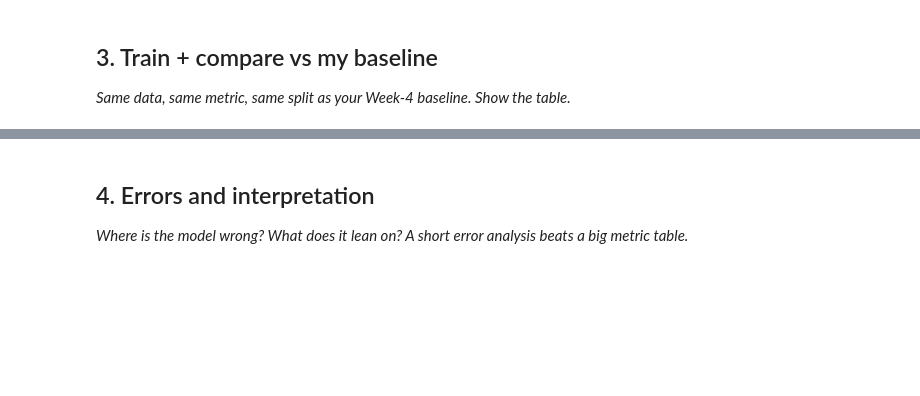
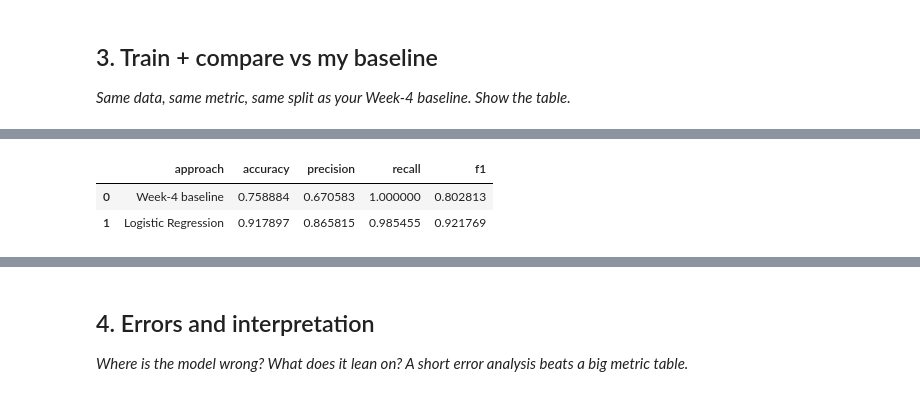
Before and after one commit to martindiarua/ML_01, a Jupyter notebook: work/notebooks/w05_model.ipynb, the cells around one changed output, grey strips where cells are left out. Drawn from its saved outputs; the diff is of its cells as text; code cells hidden in the pictures; blank space fills up the shorter version.

```diff
--- a/work/notebooks/w05_model.ipynb
+++ b/work/notebooks/w05_model.ipynb
@@ -29,0 +223,97 @@ This skeleton is yours to fill. Work the sections **in order** — each one has
+# %%
+# Logistic Regression pipeline
+logistic_model = Pipeline(
+    steps=[
+        ("imputer", SimpleImputer(strategy="median")),
+        ("scaler", StandardScaler()),
+        (
+            "model",
+            LogisticRegression(
+                max_iter=1000,
+                random_state=42
+            )
+        )
+    ]
+)
+
+# Train only on the training set
+logistic_model.fit(X_train, y_train)
+
+# Predict the held-out test set
+y_pred_model = logistic_model.predict(X_test)
+
+# -----------------------------
+# Week-4 baseline on same test rows
+# -----------------------------
+
+baseline_test = df.iloc[test_idx][
+    [
+        "ctr",
+        "days_since_last_update",
+        "search_volume"
+    ]
+].copy()
+
+baseline_test["ctr"] = baseline_test["ctr"].fillna(0)
+baseline_test["search_volume"] = baseline_test["search_volume"].fillna(0)
+
+baseline_test["score"] = 0
+
+baseline_test.loc[
+    baseline_test["ctr"] <= 0.07,
+    "score"
+] += 2
+
+baseline_test.loc[
+    baseline_test["days_since_last_update"] > 90,
+    "score"
+] += 1
+
+baseline_test.loc[
+    baseline_test["search_volume"] > 20,
+    "score"
+] += 1
+
+# Week-4 baseline treats score >= 1 as an actionable prediction.
+# This gives the rule a binary output for comparison with refresh_priority.
+y_pred_baseline = (
+    baseline_test["score"] >= 1
+).astype(int)
+
+# -----------------------------
+# Evaluation helper
+# -----------------------------
+
+def evaluate_model(name, y_true, y_pred):
+    return {
+        "approach": name,
+        "accuracy": accuracy_score(y_true, y_pred),
+        "precision": precision_score(
+            y_true, y_pred, zero_division=0
+        ),
+        "recall": recall_score(
+            y_true, y_pred, zero_division=0
+        ),
+        "f1": f1_score(
+            y_true, y_pred, zero_division=0
+        )
+    }
+
+comparison = pd.DataFrame([
+    evaluate_model(
+        "Week-4 baseline",
+        y_test,
+        y_pred_baseline
+    ),
+    evaluate_model(
+        "Logistic Regression",
+        y_test,
+        y_pred_model
+    )
+])
+
+comparison
+# %% [output]
+|  | approach | accuracy | precision | recall | f1 |
+| 0 | Week-4 baseline | 0.758884 | 0.670583 | 1.000000 | 0.802813 |
+| 1 | Logistic Regression | 0.917897 | 0.865815 | 0.985455 | 0.921769 |
```
Also changed, not shown: parts of 17 cells of this notebook.
